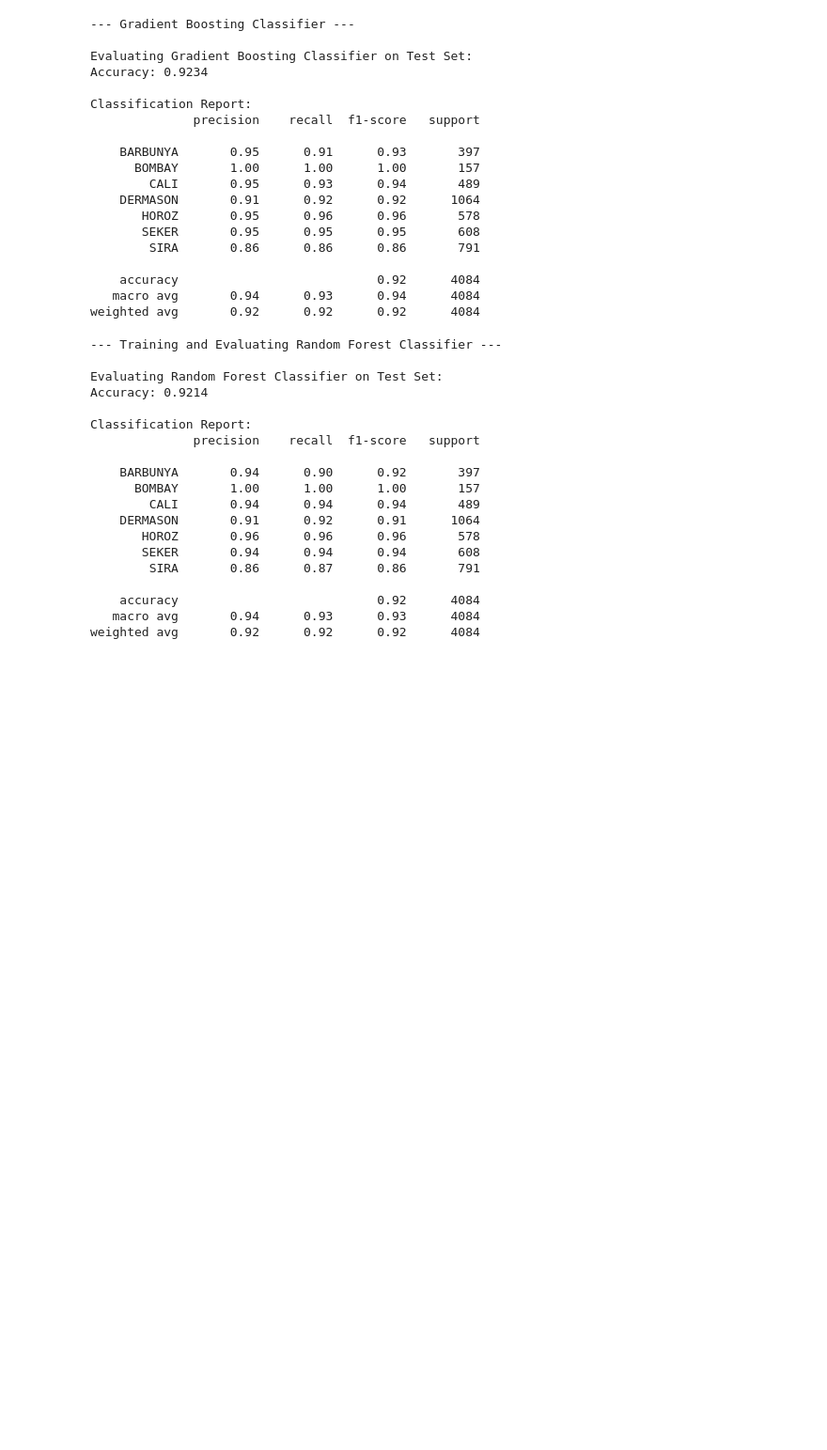
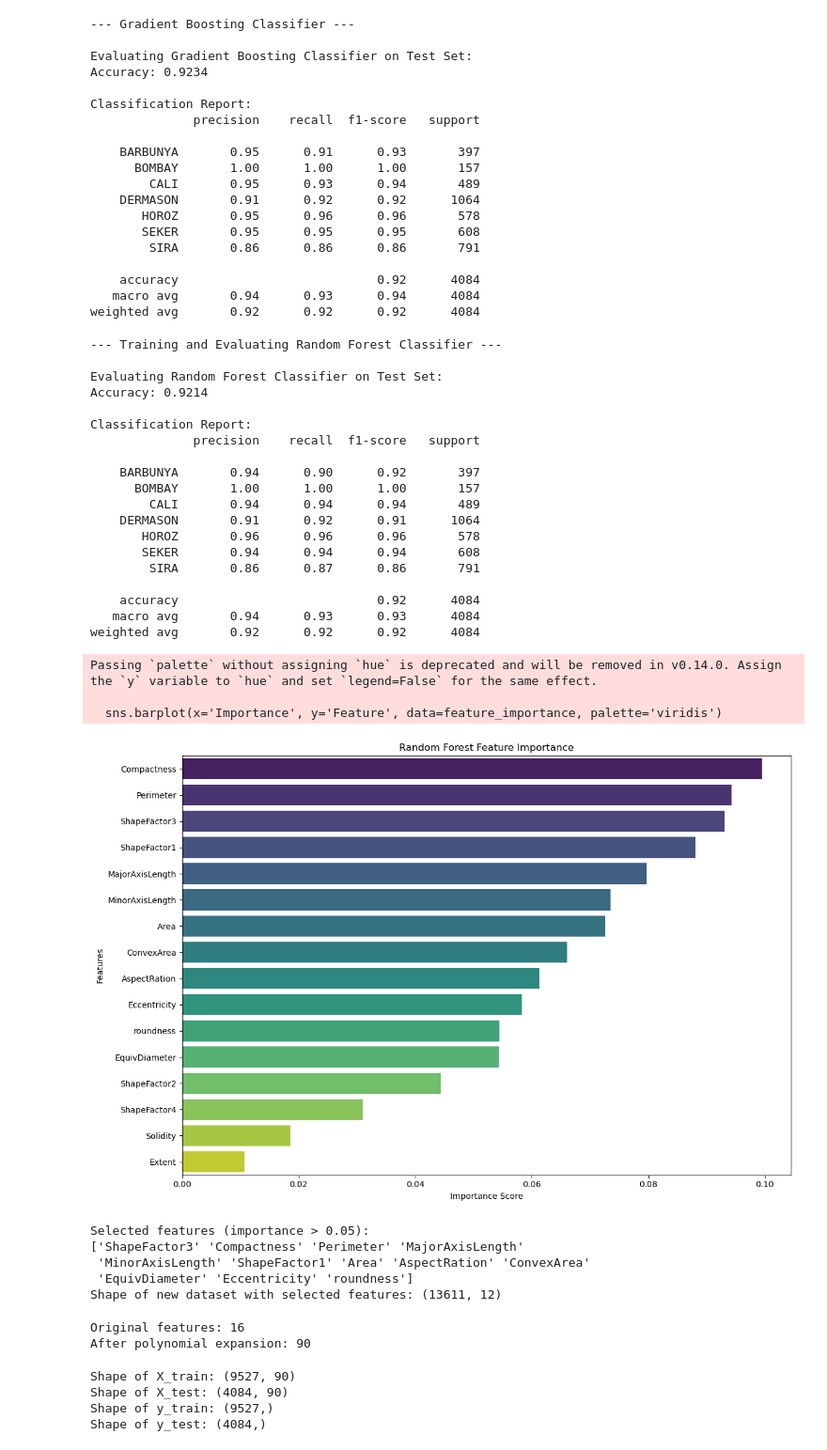
Before and after one commit to mathway18/Machine-learning-project, a Jupyter notebook: project.ipynb, the cells around one changed output. Shown at 94% size. Saved outputs shown, nothing was run; the diff lists cells and outputs as text; code cells hidden in the pictures; blank space fills up the shorter version.

```diff
--- a/project.ipynb
+++ b/project.ipynb
@@ -1572,3 +1548,76 @@ Classification Report:
     accuracy                           0.92      4084
    macro avg       0.94      0.93      0.93      4084
 weighted avg       0.92      0.92      0.92      4084
+# %%
+from sklearn.ensemble import RandomForestClassifier
+model = RandomForestClassifier()
+model.fit(X, y)
+importance = model.feature_importances_
+
+# Create a DataFrame for visualization
+feature_importance = pd.DataFrame({
+    'Feature': X_scaled_df.columns,
+    'Importance': importance
+})
+
+# Sort features by importance
+feature_importance = feature_importance.sort_values('Importance', ascending=False)
+
+plt.figure(figsize=(12, 8))
+sns.barplot(x='Importance', y='Feature', data=feature_importance, palette='viridis')
+plt.title('Random Forest Feature Importance')
+plt.xlabel('Importance Score')
+plt.ylabel('Features')
+plt.tight_layout()
+plt.show()
+# %% [output]
+Passing `palette` without assigning `hue` is deprecated and will be removed in v0.14.0. Assign the `y` variable to `hue` and set `legend=False` for the same effect.
+
+  sns.barplot(x='Importance', y='Feature', data=feature_importance, palette='viridis')
+[figure, added]
+# %%
+threshold = 0.05
+selected_features = feature_importance[feature_importance['Importance'] > threshold]['Feature'].values
+
+print(f"\nSelected features (importance > {threshold}):")
+print(selected_features)
+
+# Create new dataset with selected features
+X_selected = X_scaled_df[selected_features]
+print(f"Shape of new dataset with selected features: {X_selected.shape}")
+# %% [output]
+Selected features (importance > 0.05):
+['ShapeFactor3' 'Compactness' 'Perimeter' 'MajorAxisLength'
+ 'MinorAxisLength' 'ShapeFactor1' 'Area' 'AspectRation' 'ConvexArea'
+ 'EquivDiameter' 'Eccentricity' 'roundness']
+Shape of new dataset with selected features: (13611, 12)
+# %%
+from sklearn.preprocessing import PolynomialFeatures
+
+# Create polynomial features (degree=2 includes squares and interactions)
+poly = PolynomialFeatures(degree=2, interaction_only=False, include_bias=False)
+X_poly = poly.fit_transform(X_selected)
+
+# Convert to DataFrame for easier handling
+poly_feature_names = poly.get_feature_names_out(X_selected.columns)
+X_poly_df = pd.DataFrame(X_poly, columns=poly_feature_names)
+
+print(f"After polynomial expansion: {X_poly_df.shape[1]}")
+# %% [output]
+Original features: 16
+After polynomial expansion: 90
+# %%
+# Split the dataset into 70% training and 30% testing
+X_train, X_test, y_train, y_test = train_test_split(X_poly_df, y, test_size=0.3, random_state=42, stratify=y)
+
+print(f"Shape of X_train: {X_train.shape}")
+print(f"Shape of X_test: {X_test.shape}")
+print(f"Shape of y_train: {y_train.shape}")
+print(f"Shape of y_test: {y_test.shape}")
+
+class_names_original = label_encoder.classes_
+# %% [output]
+Shape of X_train: (9527, 90)
+Shape of X_test: (4084, 90)
+Shape of y_train: (9527,)
+Shape of y_test: (4084,)
```
Also changed, not shown: parts of 12 cells of this notebook.
